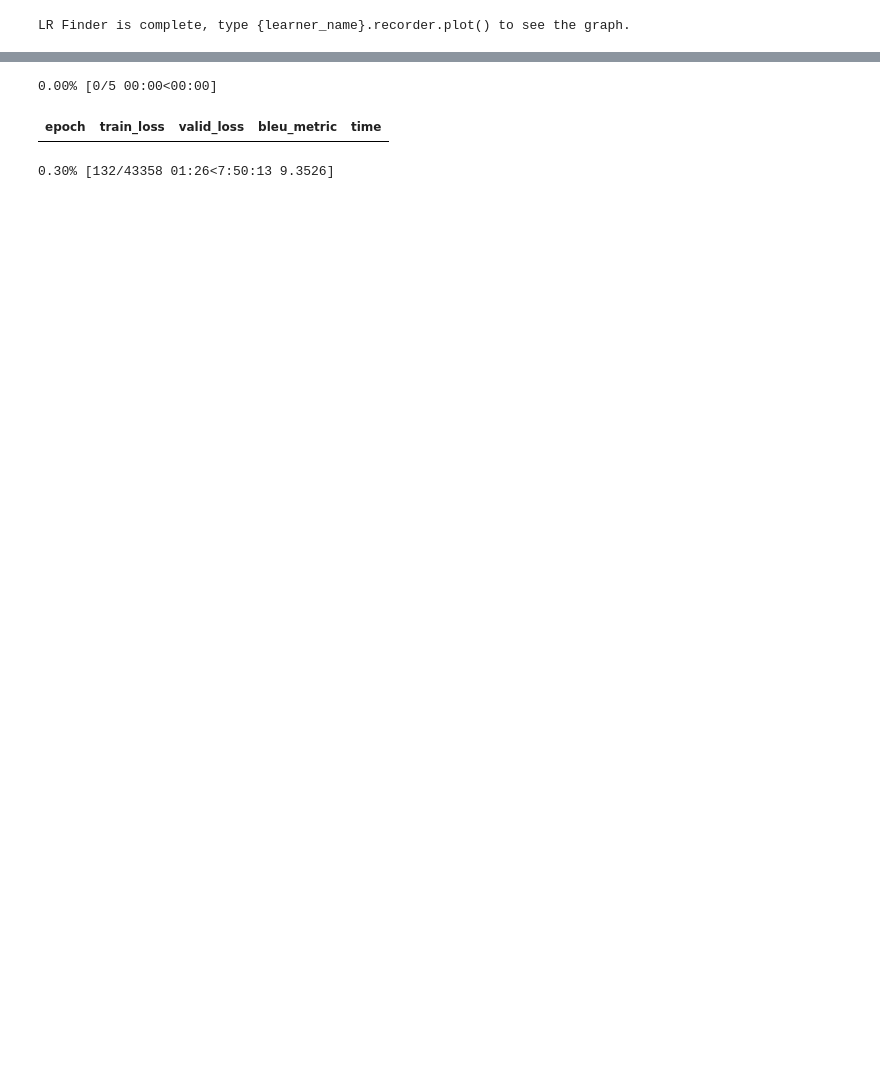
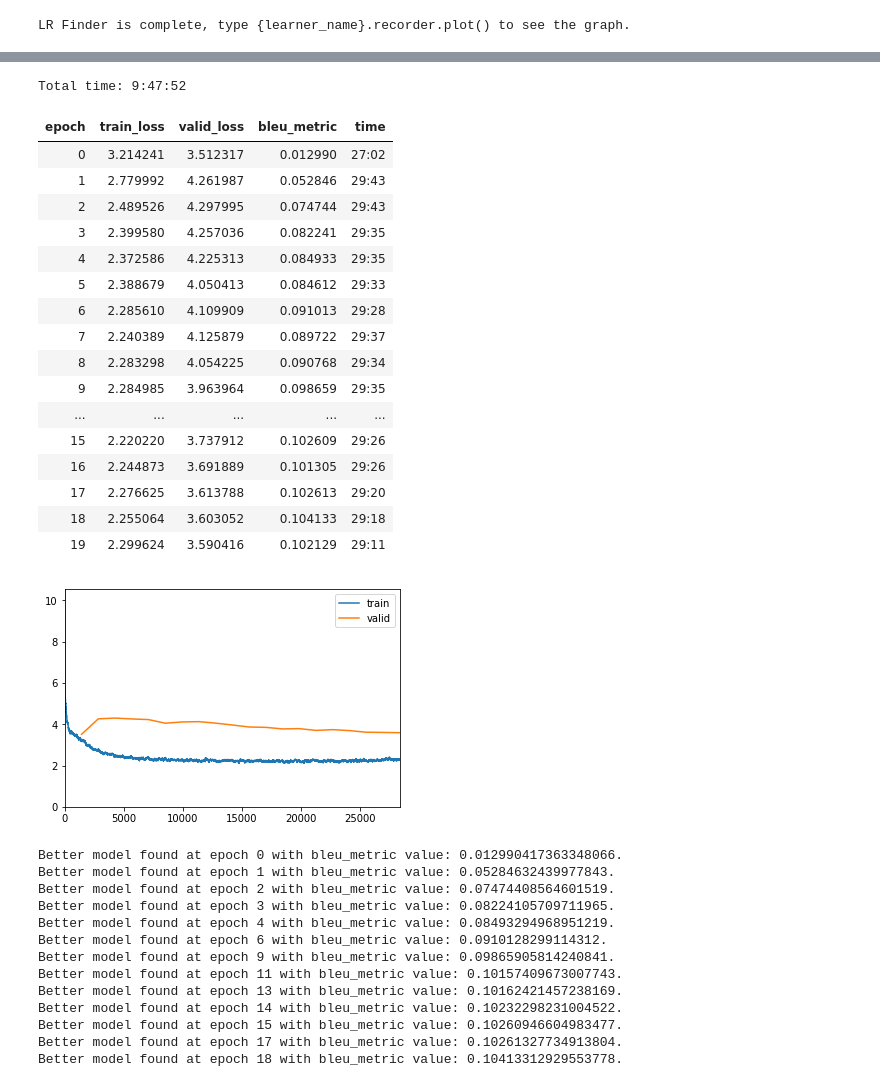
Before and after one commit to fg91/Neural-Image-Caption-Generation-Tutorial, a Jupyter notebook: Tutorial - Show, Attend and Tell.ipynb, the cells around one changed output, grey strips where cells are left out. Saved outputs shown, nothing was run; the diff lists cells and outputs as text; code cells hidden in the pictures; blank space fills up the shorter version.

```diff
--- a/Tutorial - Show, Attend and Tell.ipynb
+++ b/Tutorial - Show, Attend and Tell.ipynb
@@ -397,15 +370,15 @@ def create_emb(wordvecs, itos, emb_sz):
 def MLP(n_in, n_out, p=0.1):
     return nn.Sequential(
         Flatten(),
-        nn.BatchNorm1d(n_in),
-        nn.Dropout(p),
-        nn.Linear(in_features=n_in, out_features=n_in, bias=True),
-        nn.ReLU(),
-        nn.BatchNorm1d(n_in),
-        nn.Dropout(p),
-        nn.Linear(in_features=n_in, out_features=n_in, bias=True),
-        nn.ReLU(),
-        nn.Linear(in_features=n_in, out_features=n_out, bias=True)
+        #nn.BatchNorm1d(n_in),
+        #nn.Dropout(p),
+        #nn.Linear(in_features=n_in, out_features=n_in, bias=True),
+        #nn.ReLU(),
+        #nn.BatchNorm1d(n_in),
+        #nn.Dropout(p),
+        #nn.Linear(in_features=n_in, out_features=n_in, bias=True),
+        #nn.ReLU(),
+        nn.Linear(in_features=n_in, out_features=n_out) #, bias=True)
     )
 # %%
 class Encoder(nn.Module):
@@ -474,7 +447,7 @@ class ImageCaptionGenerator(nn.Module):
         self.att = VisualAttention(num_filters, emb_sz, 500)
 
         # Decoder
-        self.emb = create_emb(wordvecs, itos, emb_sz)
+        self.emb = nn.Embedding(len(itos), emb_sz) #create_emb(wordvecs, itos, emb_sz)
         self.rnn_dec = nn.GRU(num_filters + emb_sz, emb_sz, num_layers=n_layers, dropout=0.1)  # 0.1 square to enable weight tying
         self.out_drop = nn.Dropout(0.1) #0.35
         self.out = nn.Linear(emb_sz, len(itos))
@@ -482,6 +455,10 @@ class ImageCaptionGenerator(nn.Module):
         self.f_b = nn.Linear(emb_sz, num_filters)  # Section 4.2.1 in Xu et al. (2015)
 
         self.prob_teach_forcing = prob_teach_forcing
+        self.initializer()
+
+    def initializer(self):
+        self.emb.weight.data.uniform_(-0.1, 0.1)
 
     def forward(self, x, y=None):
         #pdb.set_trace()
@@ -498,14 +475,14 @@ class ImageCaptionGenerator(nn.Module):
             dec_output, h, alpha = self.decode_step(dec_inp, h)
             res.append(dec_output)
             alphas.append(alpha)
+
             dec_inp = dec_output.data.max(1)[1]  # [1] to get argmax
-            if (dec_inp == 1).all():
+
+            if (dec_inp == 1).all() or (y is not None and i >= len(y)):
                 break
 
             # teacher forcing
             if self.training and (self.prob_teach_forcing > 0) and (random.random() < self.prob_teach_forcing):
-                if i >= len(y):
-                    break  # nothing to whisper
                 dec_inp = y[i].to(self.device)
 
         return torch.stack(res), torch.stack(alphas)
@@ -528,13 +505,13 @@ In the beginning the caption generator will produce only random sentences. We ca
 # %%
 @dataclass
 class TeacherForcingCallback(Callback):
-    def __init__(self, learn:Learner):
+    def __init__(self, learn:Learner, decay_epochs=45):
         super().__init__()
         self.learn = learn
-        self.batches_per_epoch = len(self.learn.data.train_ds)//self.learn.data.batch_size + 1
+        self.decay_iterations = decay_epochs * len(self.learn.data.train_ds) // self.learn.data.batch_size
 
-    def on_batch_begin(self, num_batch: int, epoch: int, **kwargs: Any) -> None:
-        self.learn.model.prob_teach_forcing = (self.batches_per_epoch-num_batch) * 1/self.batches_per_epoch if epoch == 0 else 0
+    def on_batch_begin(self, iteration: int, **kwargs: Any) -> None:
+        self.learn.model.prob_teach_forcing = (self.decay_iterations-iteration) * 1/self.decay_iterations if iteration < self.decay_iterations else 0
 # %% [markdown]
 #### Loss function
 # %%
@@ -591,5 +569,5 @@ class BleuMetric(Callback):
         assert len(self.references) == len(self.candidates)
         return add_metrics(last_metrics, corpus_bleu(self.references, self.candidates))
 # %%
-imgCapGen = ImageCaptionGenerator(gpu, 14, 2048, vec_dict, vocab.itos, emb_sz, 30, n_layers)
+imgCapGen = ImageCaptionGenerator(gpu, 14, 2048, None, vocab.itos, emb_sz, 30, n_layers) # vec_dict
 # %% [output]
@@ -612,8 +590,40 @@ learn.recorder.plot(skip_end=3)
 # %%
 lr = 4e-4
 # %%
-learn.fit_one_cycle(5, lr, callbacks=[SaveModelCallback(learn,monitor='bleu_metric')])
+learn.fit_one_cycle(20, lr, callbacks=[
+    SaveModelCallback(learn, monitor='bleu_metric'),
+    CSVLogger(learn, filename='train_img_cap_gen')
+                                     ])
 # %% [output]
-0.00% [0/5 00:00<00:00]
+Total time: 9:47:52
 | epoch | train_loss | valid_loss | bleu_metric | time |
+| 0 | 3.214241 | 3.512317 | 0.012990 | 27:02 |
+| 1 | 2.779992 | 4.261987 | 0.052846 | 29:43 |
+| 2 | 2.489526 | 4.297995 | 0.074744 | 29:43 |
+| 3 | 2.399580 | 4.257036 | 0.082241 | 29:35 |
+| 4 | 2.372586 | 4.225313 | 0.084933 | 29:35 |
+| 5 | 2.388679 | 4.050413 | 0.084612 | 29:33 |
+| 6 | 2.285610 | 4.109909 | 0.091013 | 29:28 |
+| 7 | 2.240389 | 4.125879 | 0.089722 | 29:37 |
+| 8 | 2.283298 | 4.054225 | 0.090768 | 29:34 |
+| 9 | 2.284985 | 3.963964 | 0.098659 | 29:35 |
+| ... | ... | ... | ... | ... |
+| 15 | 2.220220 | 3.737912 | 0.102609 | 29:26 |
+| 16 | 2.244873 | 3.691889 | 0.101305 | 29:26 |
+| 17 | 2.276625 | 3.613788 | 0.102613 | 29:20 |
+| 18 | 2.255064 | 3.603052 | 0.104133 | 29:18 |
+| 19 | 2.299624 | 3.590416 | 0.102129 | 29:11 |
+[figure, added]
-0.30% [132/43358 01:26<7:50:13 9.3526]
+Better model found at epoch 0 with bleu_metric value: 0.012990417363348066.
+Better model found at epoch 1 with bleu_metric value: 0.05284632439977843.
+Better model found at epoch 2 with bleu_metric value: 0.07474408564601519.
+Better model found at epoch 3 with bleu_metric value: 0.08224105709711965.
+Better model found at epoch 4 with bleu_metric value: 0.08493294968951219.
+Better model found at epoch 6 with bleu_metric value: 0.0910128299114312.
+Better model found at epoch 9 with bleu_metric value: 0.09865905814240841.
+Better model found at epoch 11 with bleu_metric value: 0.10157409673007743.
+Better model found at epoch 13 with bleu_metric value: 0.10162421457238169.
+Better model found at epoch 14 with bleu_metric value: 0.10232298231004522.
+Better model found at epoch 15 with bleu_metric value: 0.10260946604983477.
+Better model found at epoch 17 with bleu_metric value: 0.10261327734913804.
+Better model found at epoch 18 with bleu_metric value: 0.10413312929553778.
```
Also changed, not shown: parts of 23 cells of this notebook.
